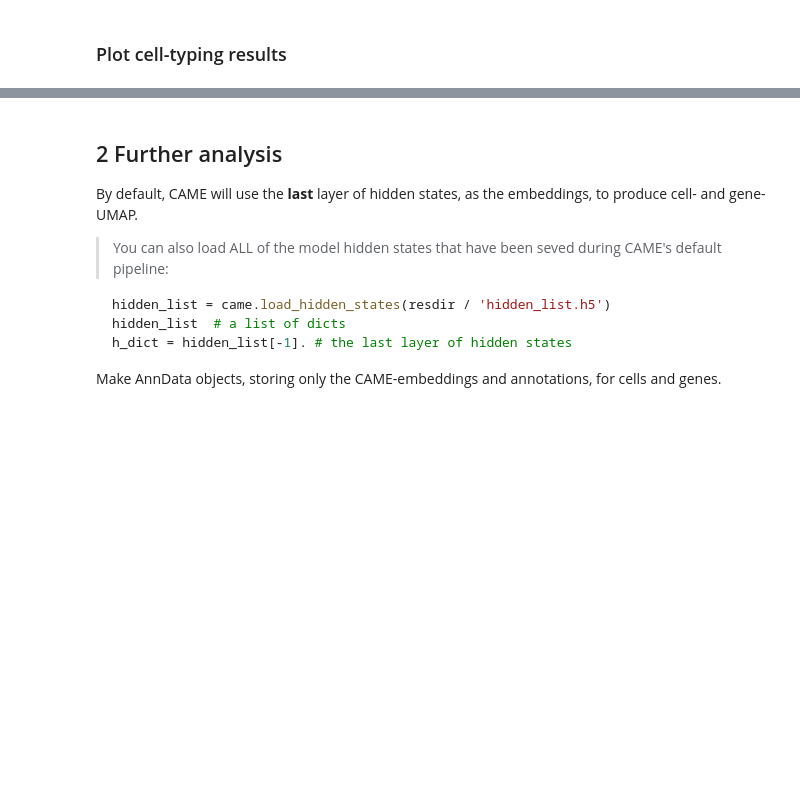
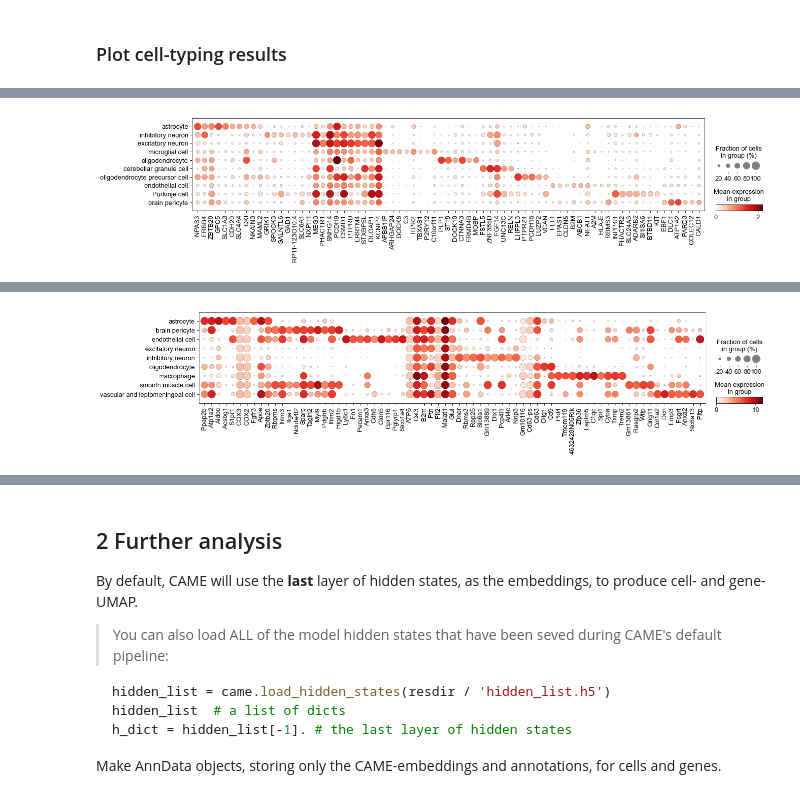
Before and after one commit to XingyanLiu/CAME, a Jupyter notebook: notebooks/case-human_mouse_brain.ipynb, the cells around one changed output, grey strips where cells are left out. Drawn from its saved outputs; the diff is of its cells as text; code cells hidden in the pictures; blank space fills up the shorter version.

```diff
--- a/notebooks/case-human_mouse_brain.ipynb
+++ b/notebooks/case-human_mouse_brain.ipynb
@@ -256,0 +328,17 @@ figure has been saved into:
+# %%
+df_topattn1 = avg_attns1.apply(lambda x: x.sort_values(ascending=False).head(100).index)#[_groups]
+df_topattn2 = avg_attns2.apply(lambda x: x.sort_values(ascending=False).head(100).index)#[_groups]
+genes1 = pd.unique(df_topattn1.head(10).T.values.flatten())
+genes2 = pd.unique(df_topattn2.head(10).T.values.flatten())
+
+adata1.obs[key_class1] = pd.Categorical(adata1.obs[key_class1], categories=classes1)
+adata2.obs[key_class2] = pd.Categorical(celltype_lbs2, categories=classes2)
+
+sc.set_figure_params(fontsize=14)
+sc.pl.dotplot(adata1, genes1, groupby=key_class1, # standard_scale='var',
+              figsize=(18, 3),
+              save=f'topDAG_{dsn1}.pdf')
+sc.pl.dotplot(adata2, genes2, groupby=key_class2, # standard_scale='var',
+              figsize=(18, 3),
+              save=f'topDAG_{dsn2}.pdf')
+# %% [output]
@@ -256,0 +346 @@ figure has been saved into:
+[figure, added]
@@ -256,0 +348 @@ figure has been saved into:
+[figure, added]
```
Also changed, not shown: parts of 21 cells of this notebook.
